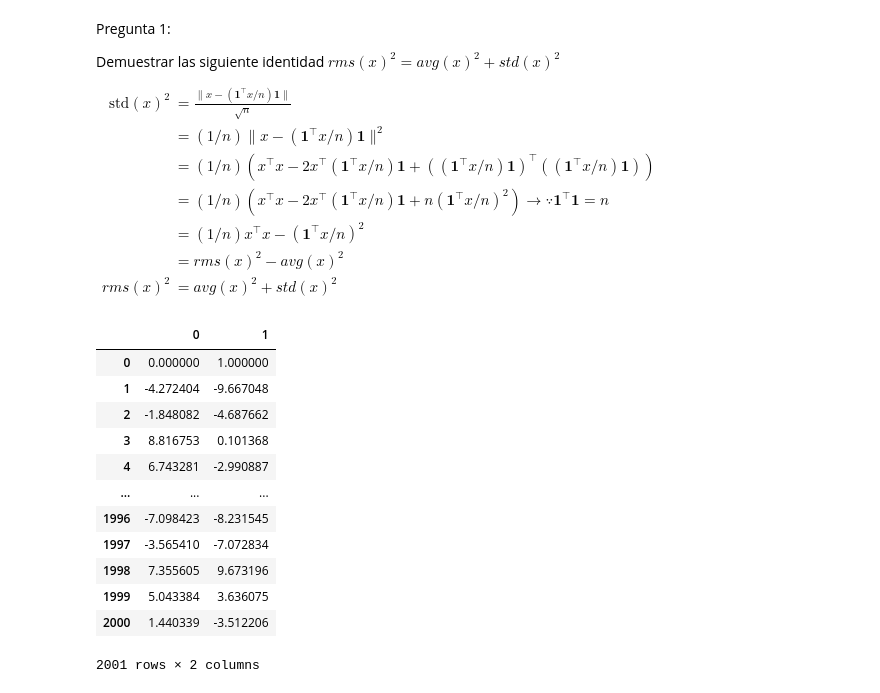
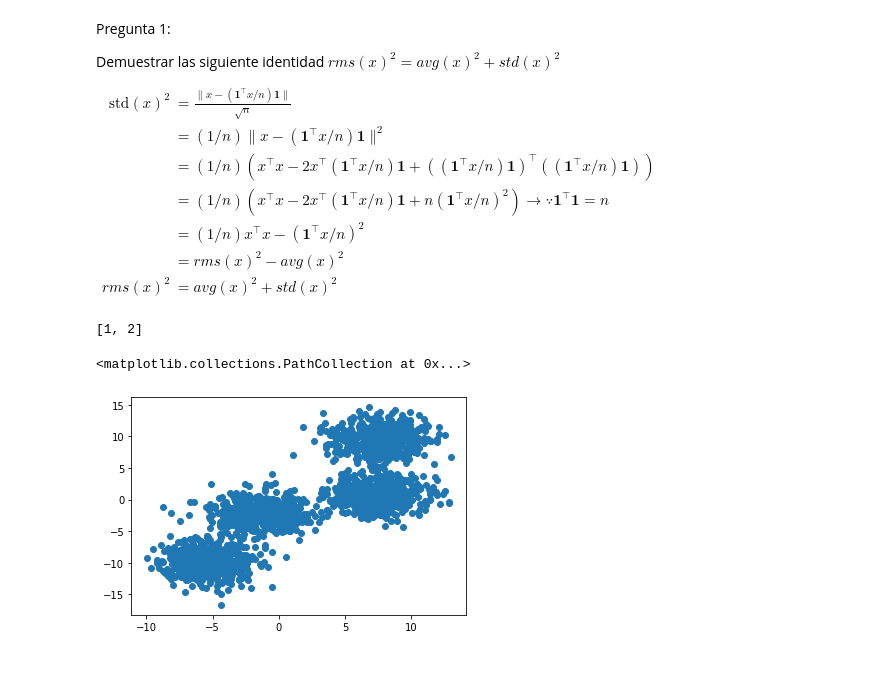
Before and after one commit to hperaltav/tareasmia, a Jupyter notebook: Untitled.ipynb, the cells around one changed output. Saved outputs shown, nothing was run; the diff lists cells and outputs as text; code cells hidden in the pictures; blank space fills up the shorter version.

```diff
--- a/Untitled.ipynb
+++ b/Untitled.ipynb
@@ -18,25 +18,23 @@ $
 # %%
 import numpy as np
 import pandas as pd
+import matplotlib.pyplot as plt
+from keras.datasets import mnist
+
+%matplotlib inline
 
 data = pd.read_csv('https://raw.githubusercontent.com/hperaltav/tareasmia/main/datakmeans.csv',
                    delimiter=',',
-                   skipinitialspace=True,
-                   header=None)
-a = np.array(data)
+                   skipinitialspace=True)
+X = np.array(data)
-# %%
-data
-# %% [output]
-|  | 0 | 1 |
-| 0 | 0.000000 | 1.000000 |
-| 1 | -4.272404 | -9.667048 |
-| 2 | -1.848082 | -4.687662 |
-| 3 | 8.816753 | 0.101368 |
-| 4 | 6.743281 | -2.990887 |
-| ... | ... | ... |
-| 1996 | -7.098423 | -8.231545 |
-| 1997 | -3.565410 | -7.072834 |
-| 1998 | 7.355605 | 9.673196 |
-| 1999 | 5.043384 | 3.636075 |
-| 2000 | 1.440339 | -3.512206 |
-2001 rows × 2 columns
+# %%
+a = [1]
+a.extend(X.shape[1:])
+a
+# %% [output]
+[1, 2]
+# %%
+plt.scatter(X[:,0],X[:,1])
+# %% [output]
+<matplotlib.collections.PathCollection at 0x...>
+[figure, added]
```
Also changed, not shown: parts of 12 cells of this notebook.
